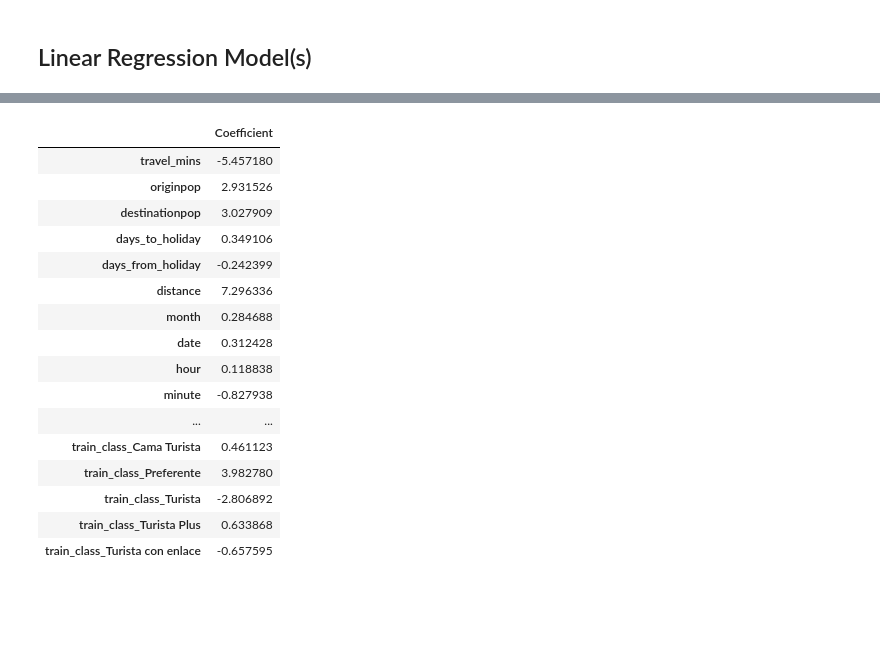
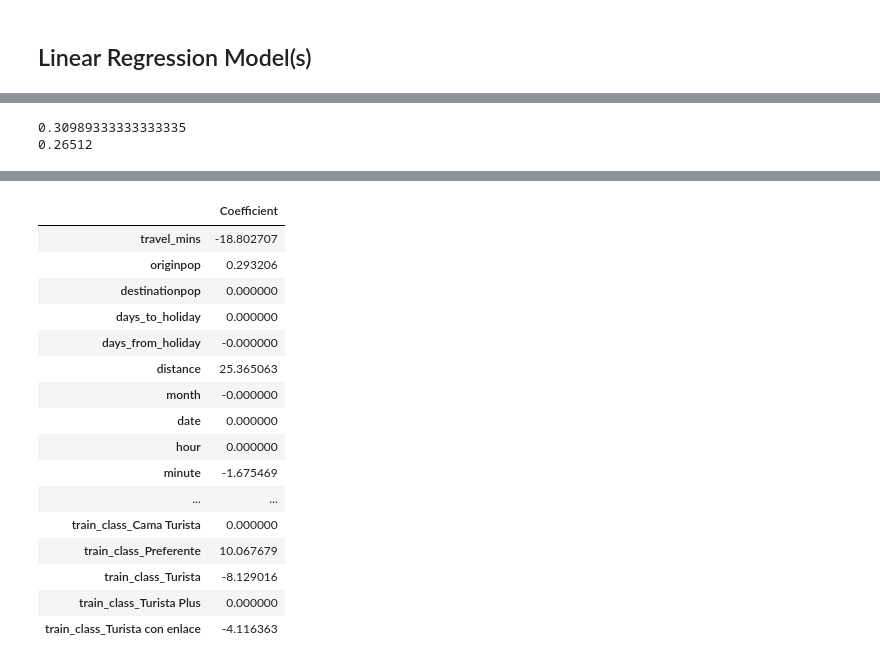
Before and after one commit to CTso25/Predict-Train-Prices, a Jupyter notebook: linear_regression.ipynb, the cells around one changed output, grey strips where cells are left out. Cells and saved outputs as stored; diff of their text form; code cells hidden in the pictures; blank space fills up the shorter version.

Commit message:
updated LR w accuracy metrics

```diff
--- a/linear_regression.ipynb
+++ b/linear_regression.ipynb
@@ -106,0 +99,32 @@ print(np.mean(test_preds_acc))
+# %%
+# Linear Regression model (with Ridge Regression)
+rr = Ridge(alpha=0.1)
+rr.fit(X_train, y_train)
+
+# Compute predictions
+y_pred_train = rr.predict(X_train)
+y_pred_test = rr.predict(X_test)
+
+# Compute upper and lower bounds on actual response variable values
+y_train_upper_bound = preprocessor.get_upper_bounds(y_train, 5)
+y_train_lower_bound = preprocessor.get_lower_bounds(y_train, 5)
+y_test_upper_bound = preprocessor.get_upper_bounds(y_test, 5)
+y_test_lower_bound = preprocessor.get_lower_bounds(y_test, 5)
+
+# Compute metrics
+MSE = mean_squared_error(y_train, y_pred_train)
+r2 = r2_score(y_train, y_pred_train)
+
+print("Train Scores:")
+print(MSE)
+print(r2)
+
+MSE = mean_squared_error(y_test, y_pred_test)
+r2 = r2_score(y_test, y_pred_test)
+
+print("Test Scores:")
+print(MSE)
+print(r2)
+
+coef_df = pd.DataFrame(rr.coef_[0], features, columns=['Coefficient'])
+coef_df
@@ -107,11 +170,17 @@ print(np.mean(test_preds_acc))
+# %%
+print(np.mean(train_preds_acc))
+print(np.mean(test_preds_acc))
+# %% [output]
+0.30989333333333335
+0.26512
 # %%
-# Linear Regression model (with Ridge Regression)
-rr = Ridge(alpha=0.02)
-rr.fit(X_train, y_train)
+# Linear Regression model (with Lasso)
+lso = Lasso(alpha=0.10, tol=0.001)
+lso.fit(X_train, y_train)
 
 # Compute predictions
-y_pred_train = rr.predict(X_train)
-y_pred_test = rr.predict(X_test)
+y_pred_train = lso.predict(X_train)
+y_pred_test = lso.predict(X_test)
 
 # Compute metrics
 MSE = mean_squared_error(y_train, y_pred_train)
@@ -128,7 +197,7 @@ print("Test Scores:")
 print(MSE)
 print(r2)
 
-coef_df = pd.DataFrame(rr.coef_[0], features, columns=['Coefficient'])
+coef_df = pd.DataFrame(lso.coef_, features, columns=['Coefficient'])
 coef_df
 # %% [output]
 Train Scores:
@@ -140,17 +209,17 @@ Test Scores:
 |  | Coefficient |
-| travel_mins | -5.457180 |
-| originpop | 2.931526 |
-| destinationpop | 3.027909 |
-| days_to_holiday | 0.349106 |
-| days_from_holiday | -0.242399 |
-| distance | 7.296336 |
-| month | 0.284688 |
-| date | 0.312428 |
-| hour | 0.118838 |
-| minute | -0.827938 |
+| travel_mins | -18.802707 |
+| originpop | 0.293206 |
+| destinationpop | 0.000000 |
+| days_to_holiday | 0.000000 |
+| days_from_holiday | -0.000000 |
+| distance | 25.365063 |
+| month | -0.000000 |
+| date | 0.000000 |
+| hour | 0.000000 |
+| minute | -1.675469 |
 | ... | ... |
-| train_class_Cama Turista | 0.461123 |
-| train_class_Preferente | 3.982780 |
-| train_class_Turista | -2.806892 |
-| train_class_Turista Plus | 0.633868 |
-| train_class_Turista con enlace | -0.657595 |
+| train_class_Cama Turista | 0.000000 |
+| train_class_Preferente | 10.067679 |
+| train_class_Turista | -8.129016 |
+| train_class_Turista Plus | 0.000000 |
+| train_class_Turista con enlace | -4.116363 |
```
Also changed, not shown: parts of 8 cells of this notebook.
